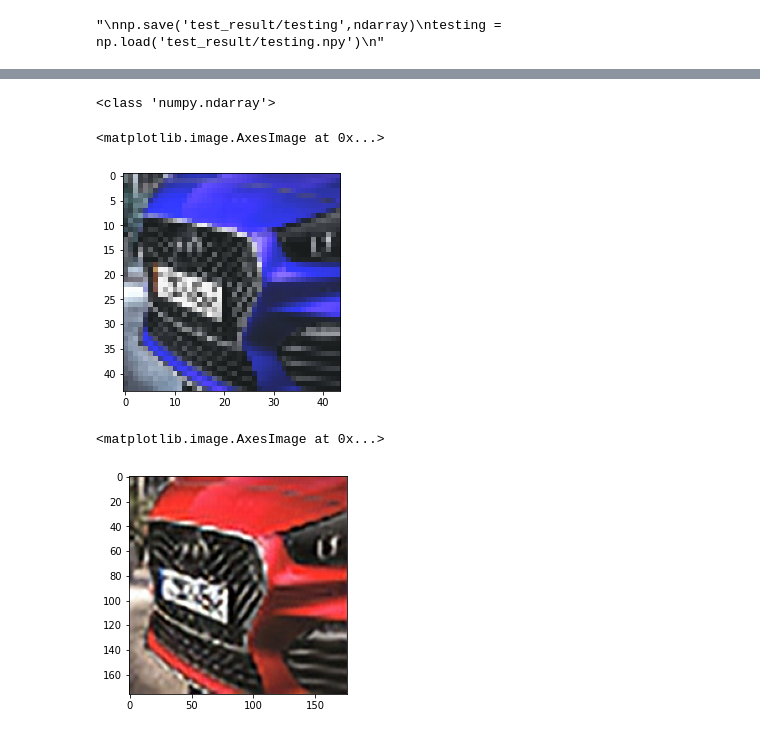
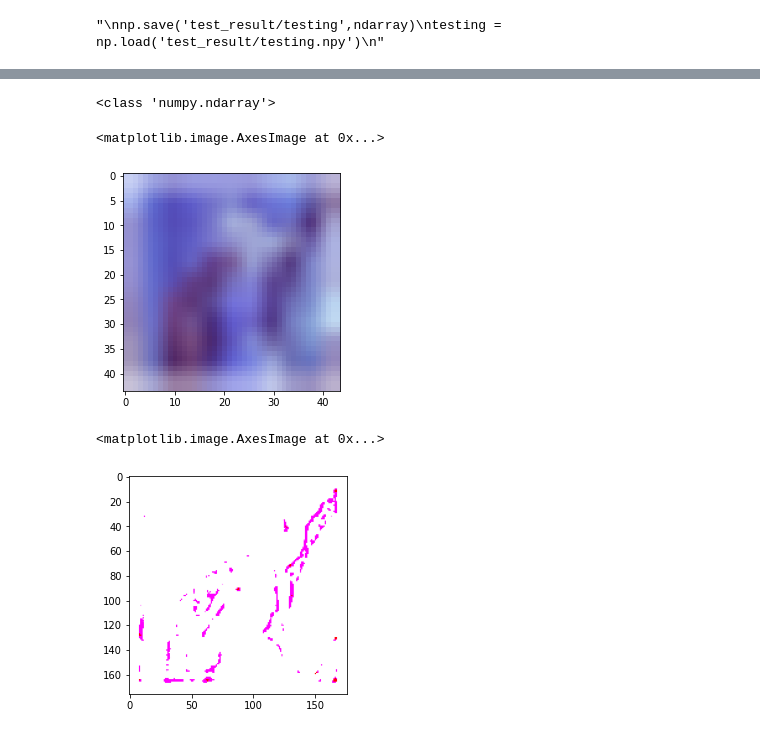
Before and after one commit to qkrtndh/super_resolution, a Jupyter notebook: excute.ipynb, the cells around one changed output, grey strips where cells are left out. Cells and saved outputs as stored; diff of their text form; code cells hidden in the pictures.

```diff
--- a/excute.ipynb
+++ b/excute.ipynb
@@ -39,3 +39,8 @@ testing = np.load('test_result/testing.npy')
 """
 # %% [output]
 "\nnp.save('test_result/testing',ndarray)\ntesting = np.load('test_result/testing.npy')\n"
+# %%
+img_sample = cv2.imread('testimg\\1.png')
+
+h, w, _ = img_sample.shape
+plt.imshow(cv2.cvtColor(img_sample,cv2.COLOR_BGR2RGB))
@@ -42,9 +50,4 @@ testing = np.load('test_result/testing.npy')
 # %%
-img_sample = cv2.imread('testimg\\test2.jpg')
-
-h, w, _ = img_sample.shape
-
-
 resized_sample = pyramid_reduce(img_sample, downscale=4,multichannel=True)
 
 crop = cv2.resize(resized_sample,dsize=(44,44))
@@ -53,12 +56,12 @@ plt.imshow(crop)
 # %% [output]
 <class 'numpy.ndarray'>
 <matplotlib.image.AxesImage at 0x...>
-[figure, old version]
+[figure, new version]
 # %%
-result = model.predict(crop.reshape(1,44,44,3))
+result = model.predict(img_sample.reshape(1,44,44,3))
 result = np.clip(result.reshape((176, 176, 3)), 0, 1)
 result = cv2.cvtColor(result, cv2.COLOR_BGR2RGB)
 plt.imshow(result)
 # %% [output]
 <matplotlib.image.AxesImage at 0x...>
-[figure, old version]
+[figure, new version]
```
Also changed, not shown: parts of 1 cell of this notebook, 21 other files.
